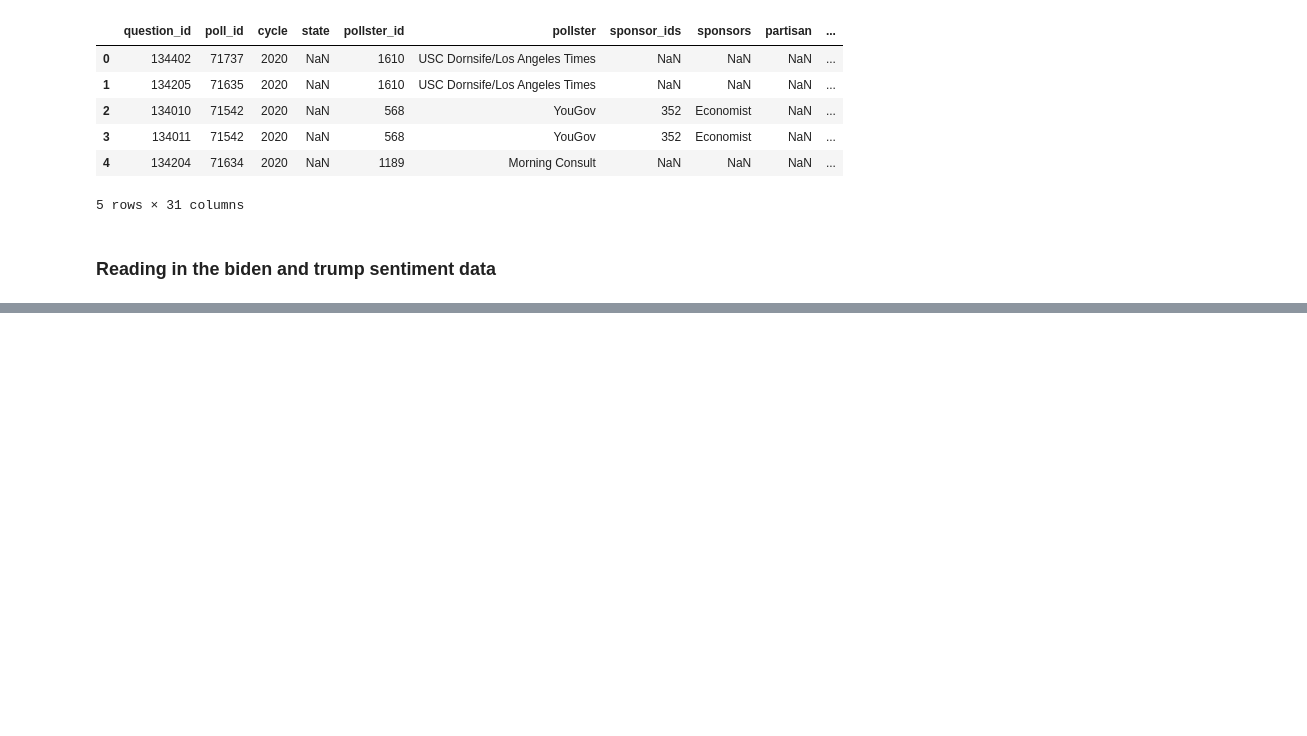
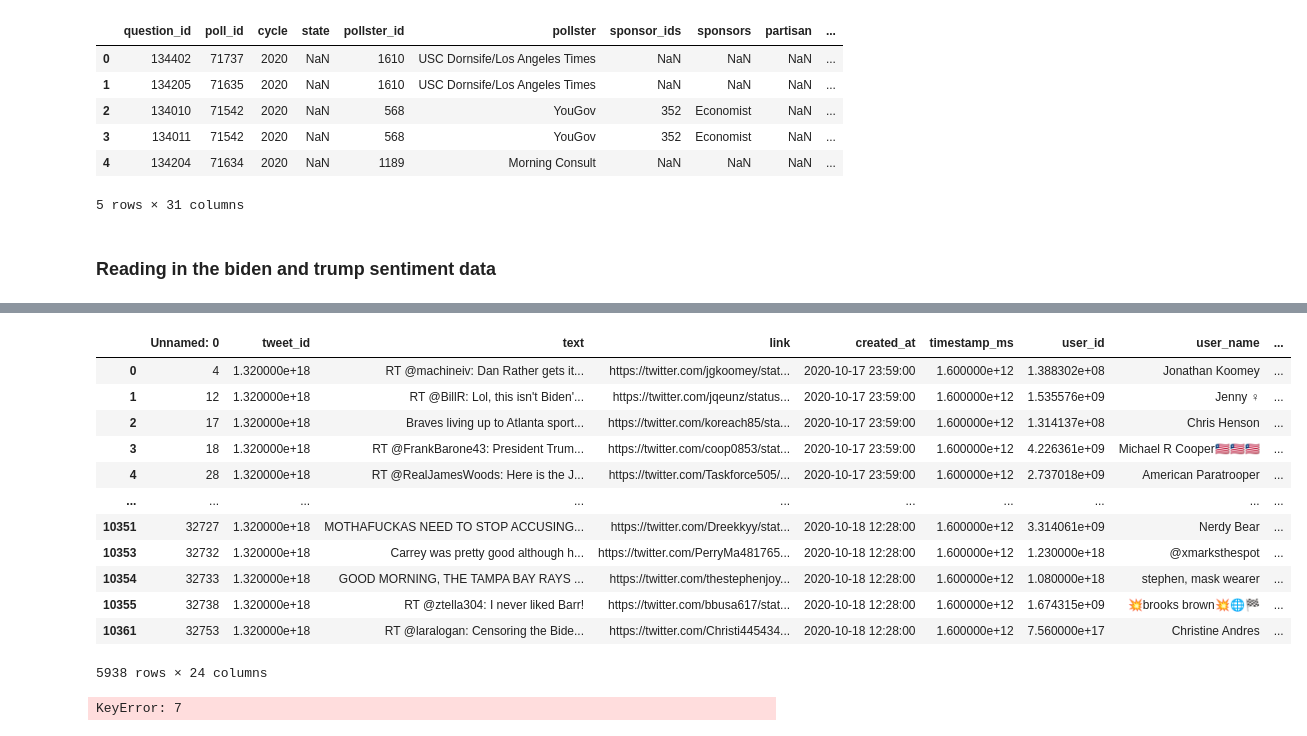
Before and after one commit to IS4152/2020-01_IS4152-twitter, a Jupyter notebook: polling_analysis.ipynb, the cells around one changed output, grey strips where cells are left out. Saved outputs shown, nothing was run; the diff lists cells and outputs as text; code cells hidden in the pictures; blank space fills up the shorter version.

```diff
--- a/polling_analysis.ipynb
+++ b/polling_analysis.ipynb
@@ -49,7 +49,28 @@ trump_sentiment.head()
 trump_sentiment = trump_sentiment[trump_sentiment['neutral']<1]
 biden_sentiment = biden_sentiment[biden_sentiment['neutral']<1]
 # %%
-trump_sentiment['timestamp_ms'] = pd.to_datetime(trump_sentiment['created_at'])
-biden_sentiment['timestamp_ms'] = pd.to_datetime(biden_sentiment['created_at'])
+trump_sentiment['created_at'] = pd.to_datetime(trump_sentiment['created_at'])
+biden_sentiment['created_at'] = pd.to_datetime(biden_sentiment['created_at'])
+# %%
+trump_sentiment
+# %% [output]
+|  | Unnamed: 0 | tweet_id | text | link | created_at | timestamp_ms | user_id | user_name | ... |
+| 0 | 4 | 1.320000e+18 | RT @machineiv: Dan Rather gets it... | https://twitter.com/jgkoomey/stat... | 2020-10-17 23:59:00 | 1.600000e+12 | 1.388302e+08 | Jonathan Koomey | ... |
+| 1 | 12 | 1.320000e+18 | RT @BillR: Lol, this isn't Biden'... | https://twitter.com/jqeunz/status... | 2020-10-17 23:59:00 | 1.600000e+12 | 1.535576e+09 | Jenny ♀ | ... |
+| 2 | 17 | 1.320000e+18 | Braves living up to Atlanta sport... | https://twitter.com/koreach85/sta... | 2020-10-17 23:59:00 | 1.600000e+12 | 1.314137e+08 | Chris Henson | ... |
+| 3 | 18 | 1.320000e+18 | RT @FrankBarone43: President Trum... | https://twitter.com/coop0853/stat... | 2020-10-17 23:59:00 | 1.600000e+12 | 4.226361e+09 | Michael R Cooper🇱🇷🇱🇷🇱🇷 | ... |
+| 4 | 28 | 1.320000e+18 | RT @RealJamesWoods: Here is the J... | https://twitter.com/Taskforce505/... | 2020-10-17 23:59:00 | 1.600000e+12 | 2.737018e+09 | American Paratrooper | ... |
+| ... | ... | ... | ... | ... | ... | ... | ... | ... | ... |
+| 10351 | 32727 | 1.320000e+18 | MOTHAFUCKAS NEED TO STOP ACCUSING... | https://twitter.com/Dreekkyy/stat... | 2020-10-18 12:28:00 | 1.600000e+12 | 3.314061e+09 | Nerdy Bear | ... |
+| 10353 | 32732 | 1.320000e+18 | Carrey was pretty good although h... | https://twitter.com/PerryMa481765... | 2020-10-18 12:28:00 | 1.600000e+12 | 1.230000e+18 | @xmarksthespot | ... |
+| 10354 | 32733 | 1.320000e+18 | GOOD MORNING, THE TAMPA BAY RAYS ... | https://twitter.com/thestephenjoy... | 2020-10-18 12:28:00 | 1.600000e+12 | 1.080000e+18 | stephen, mask wearer | ... |
+| 10355 | 32738 | 1.320000e+18 | RT @ztella304: I never liked Barr! | https://twitter.com/bbusa617/stat... | 2020-10-18 12:28:00 | 1.600000e+12 | 1.674315e+09 | 💥brooks brown💥🌐🏁 | ... |
+| 10361 | 32753 | 1.320000e+18 | RT @laralogan: Censoring the Bide... | https://twitter.com/Christi445434... | 2020-10-18 12:28:00 | 1.600000e+12 | 7.560000e+17 | Christine Andres | ... |
+5938 rows × 24 columns
+# %%
+trump_sentiment['created_at'] = [trump_sentiment.loc[i,'created_at'].replace(minute=0,second=0) for i in range(trump_sentiment.shape[0])]
+biden_sentiment['created_at'] = [biden_sentiment.loc[i,'created_at'].replace(minute=0,second=0) for i in range(biden_sentiment.shape[0])]
+# %% [output]
+KeyError: 7
 # %%
 trump_sentiment.head()
```
Also changed, not shown: parts of 3 cells of this notebook, 7 other files.
